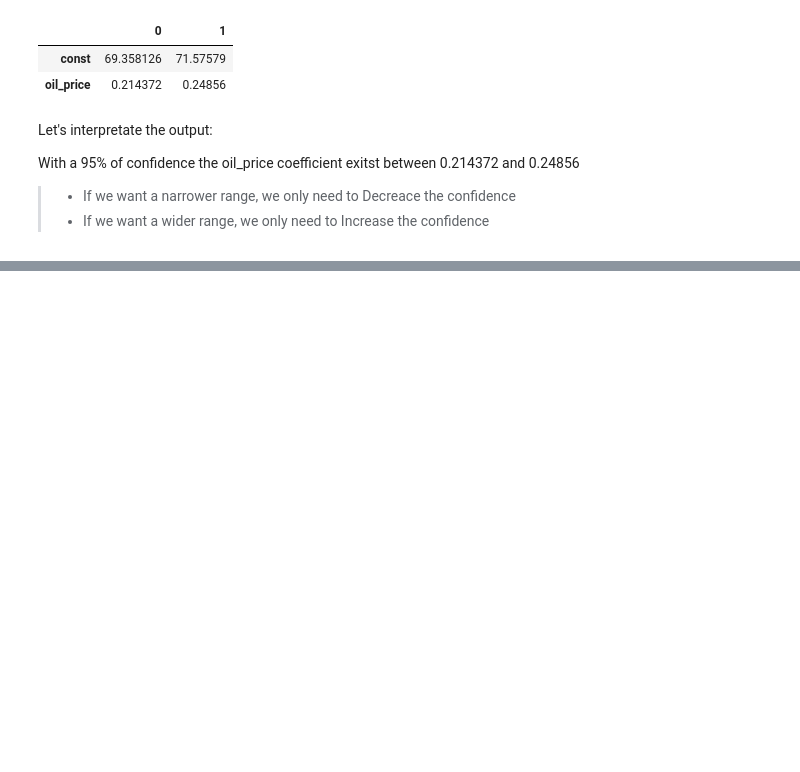
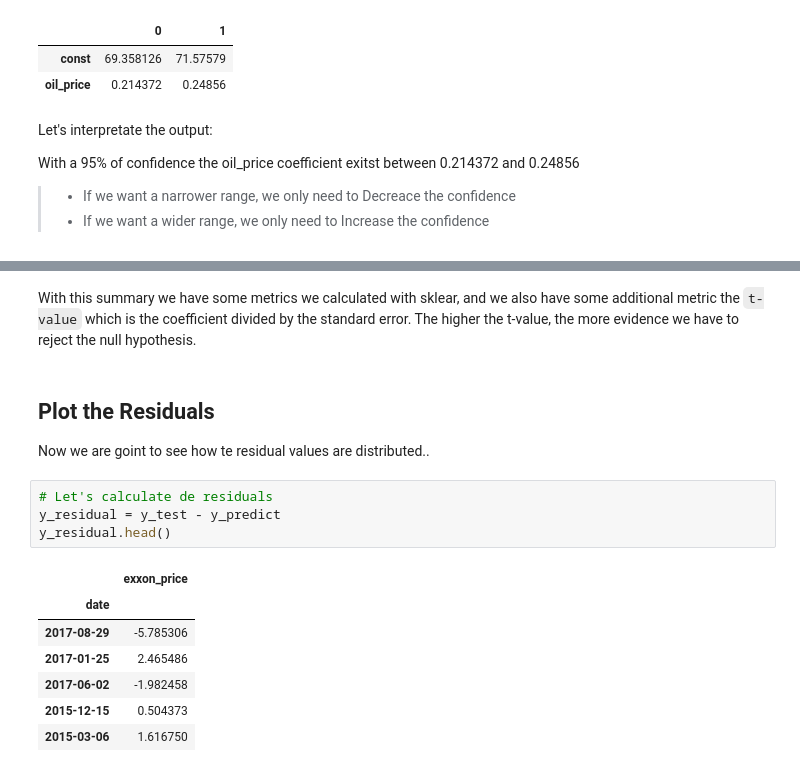
Before and after one commit to Richardbmk/datascience_machinelearning, a Jupyter notebook: ExxonMobile-vs-BarrelOil-Problem.ipynb, the cells around one changed output, grey strips where cells are left out. Cells and saved outputs as stored; diff of their text form; blank space fills up the shorter version.

```diff
--- a/ExxonMobile-vs-BarrelOil-Problem.ipynb
+++ b/ExxonMobile-vs-BarrelOil-Problem.ipynb
@@ -521,0 +610,18 @@ With a 95% of confidence the oil_price coefficient exitst between 0.214372 and 0
+# %% [markdown]
+With this summary we have some metrics we calculated with sklear, and we also have some additional metric the `t-value`  which is the coefficient divided by the standard error. The higher the t-value, the more evidence we have to reject the null hypothesis.
+# %% [markdown]
+## Plot the Residuals
+
+Now we are goint to see how te residual values are distributed..
+# %%
+# Let's calculate de residuals
+y_residual = y_test - y_predict
+y_residual.head()
+# %% [output]
+|  | exxon_price |
+| date |  |
+| 2017-08-29 | -5.785306 |
+| 2017-01-25 | 2.465486 |
+| 2017-06-02 | -1.982458 |
+| 2015-12-15 | 0.504373 |
+| 2015-03-06 | 1.616750 |
```
Also changed, not shown: parts of 17 cells of this notebook, 1 other file.
